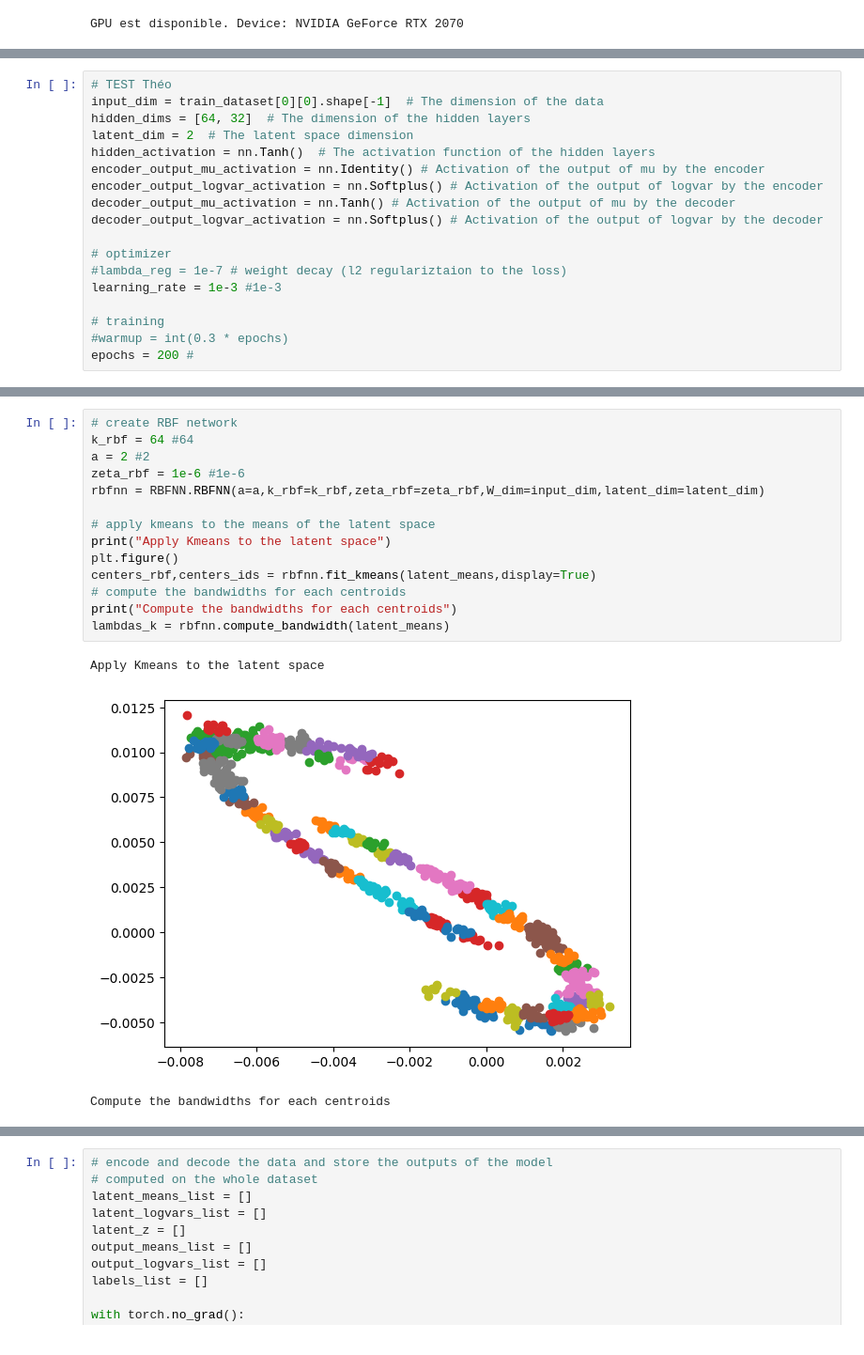
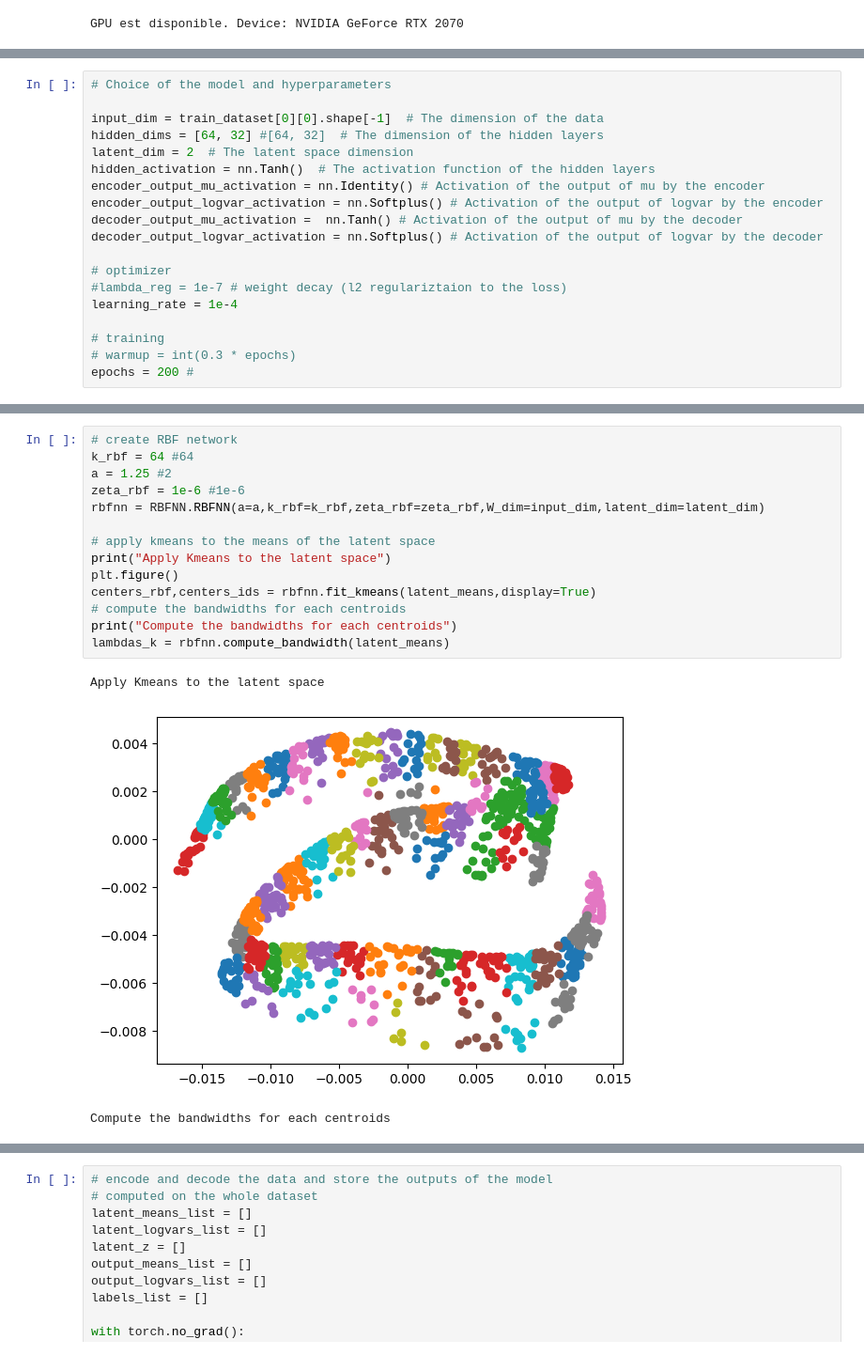
Before and after one commit to Clement-W/latent_space_oddity_MVA, a Jupyter notebook: experiments/simpler_dataset.ipynb, the cells around one changed output, grey strips where cells are left out. Shown at 94% size. Cells and saved outputs as stored; diff of their text form.

```diff
--- a/experiments/simpler_dataset.ipynb
+++ b/experiments/simpler_dataset.ipynb
@@ -318,20 +391,21 @@ train_loader = DataLoader(dataset=train_dataset, batch_size=batch_size, shuffle=
 # %%
-# TEST Théo
+# Choice of the model and hyperparameters
+
 input_dim = train_dataset[0][0].shape[-1]  # The dimension of the data
-hidden_dims = [64, 32]  # The dimension of the hidden layers
+hidden_dims = [64, 32] #[64, 32]  # The dimension of the hidden layers
 latent_dim = 2  # The latent space dimension
 hidden_activation = nn.Tanh()  # The activation function of the hidden layers
 encoder_output_mu_activation = nn.Identity() # Activation of the output of mu by the encoder
 encoder_output_logvar_activation = nn.Softplus() # Activation of the output of logvar by the encoder
-decoder_output_mu_activation = nn.Tanh() # Activation of the output of mu by the decoder
+decoder_output_mu_activation =  nn.Tanh() # Activation of the output of mu by the decoder
 decoder_output_logvar_activation = nn.Softplus() # Activation of the output of logvar by the decoder
 
 # optimizer
 #lambda_reg = 1e-7 # weight decay (l2 regulariztaion to the loss)
-learning_rate = 1e-3 #1e-3
+learning_rate = 1e-4
 
 # training
-#warmup = int(0.3 * epochs)
+# warmup = int(0.3 * epochs)
 epochs = 200 #
 # %%
 # initilize model
@@ -476,20 +551,20 @@ ax.scatter(class2[:,0],class2[:,1],class2[:,2], color='g', label='Class 2')
 # %%
 # create RBF network
 k_rbf = 64 #64
-a = 2 #2
+a = 1.25 #2
 zeta_rbf = 1e-6 #1e-6
 rbfnn = RBFNN.RBFNN(a=a,k_rbf=k_rbf,zeta_rbf=zeta_rbf,W_dim=input_dim,latent_dim=latent_dim)
 
 # apply kmeans to the means of the latent space
 print("Apply Kmeans to the latent space")
 plt.figure()
 centers_rbf,centers_ids = rbfnn.fit_kmeans(latent_means,display=True)
 # compute the bandwidths for each centroids
 print("Compute the bandwidths for each centroids")
 lambdas_k = rbfnn.compute_bandwidth(latent_means)
 # %% [output]
 Apply Kmeans to the latent space
-[figure, old version]
+[figure, new version]
 Compute the bandwidths for each centroids
 # %%
 RBF_loss = []
```
Also changed, not shown: parts of 27 cells of this notebook.
